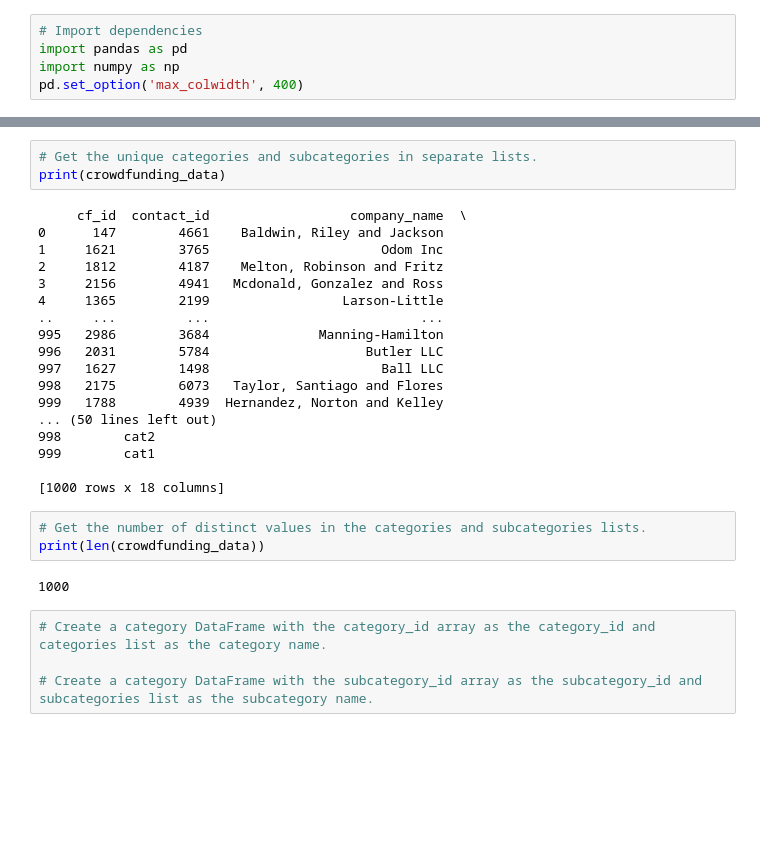
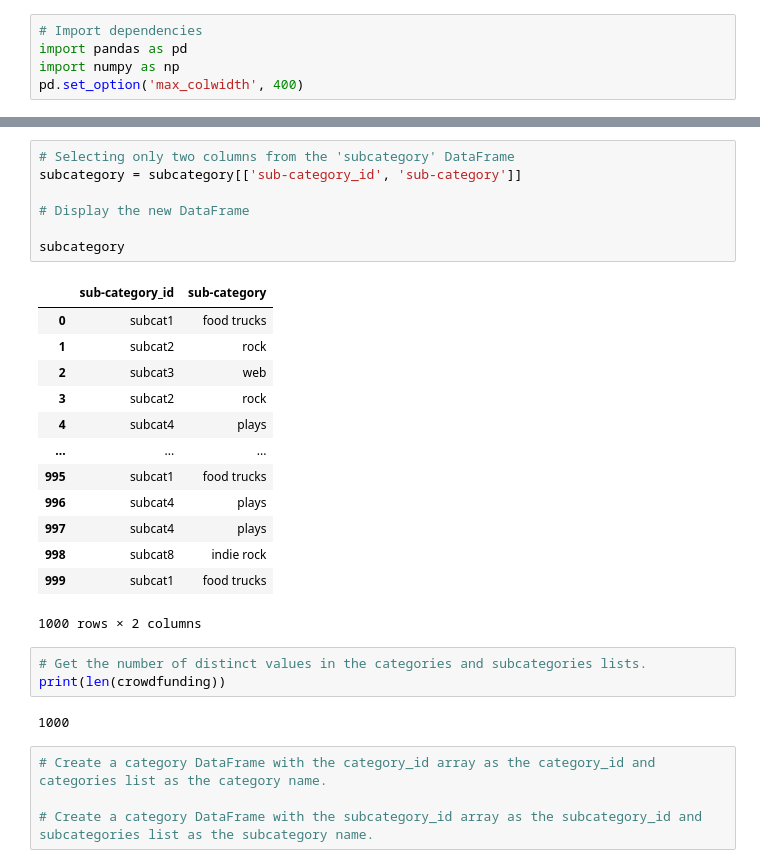
Before and after one commit to SoonerLisa/Crowdfunding_ETL, a Jupyter notebook: ETL_Mini_Project_LMiller_ALebassi.ipynb, the cells around one changed output, grey strips where cells are left out. Saved outputs shown, nothing was run; the diff lists cells and outputs as text; blank space fills up the shorter version.

Commit message:
Updating repo: organized file structure and Crowdfunding_ETL

```diff
--- a/ETL_Mini_Project_LMiller_ALebassi.ipynb
+++ b/ETL_Mini_Project_LMiller_ALebassi.ipynb
@@ -90,29 +208,29 @@ crowdfunding_data
+# %%
+# Selecting only two columns from the 'subcategory' DataFrame
+subcategory = subcategory[['sub-category_id', 'sub-category']]
+
+# Display the new DataFrame
+
+subcategory
+# %% [output]
+|  | sub-category_id | sub-category |
+| 0 | subcat1 | food trucks |
+| 1 | subcat2 | rock |
+| 2 | subcat3 | web |
+| 3 | subcat2 | rock |
+| 4 | subcat4 | plays |
+| ... | ... | ... |
+| 995 | subcat1 | food trucks |
+| 996 | subcat4 | plays |
+| 997 | subcat4 | plays |
+| 998 | subcat8 | indie rock |
+| 999 | subcat1 | food trucks |
+1000 rows × 2 columns
 # %%
-# Get the unique categories and subcategories in separate lists.
-print(crowdfunding_data)
+# Get the number of distinct values in the categories and subcategories lists.
+print(len(crowdfunding))
 # %% [output]
-     cf_id  contact_id                  company_name  \
-0      147        4661    Baldwin, Riley and Jackson
-1     1621        3765                      Odom Inc
-2     1812        4187    Melton, Robinson and Fritz
-3     2156        4941   Mcdonald, Gonzalez and Ross
-4     1365        2199                 Larson-Little
-..     ...         ...                           ...
-995   2986        3684              Manning-Hamilton
-996   2031        5784                    Butler LLC
-997   1627        1498                      Ball LLC
-998   2175        6073   Taylor, Santiago and Flores
-999   1788        4939  Hernandez, Norton and Kelley
-... (50 lines left out)
-998        cat2
-999        cat1
-
-[1000 rows x 18 columns]
+1000
-# %%
-# Get the number of distinct values in the categories and subcategories lists.
-print(len(crowdfunding_data))
-# %% [output]
-1000
 # %%
 # Create a category DataFrame with the category_id array as the category_id and categories list as the category name.
 
```
Also changed, not shown: parts of 13 cells of this notebook, 2 other files.
